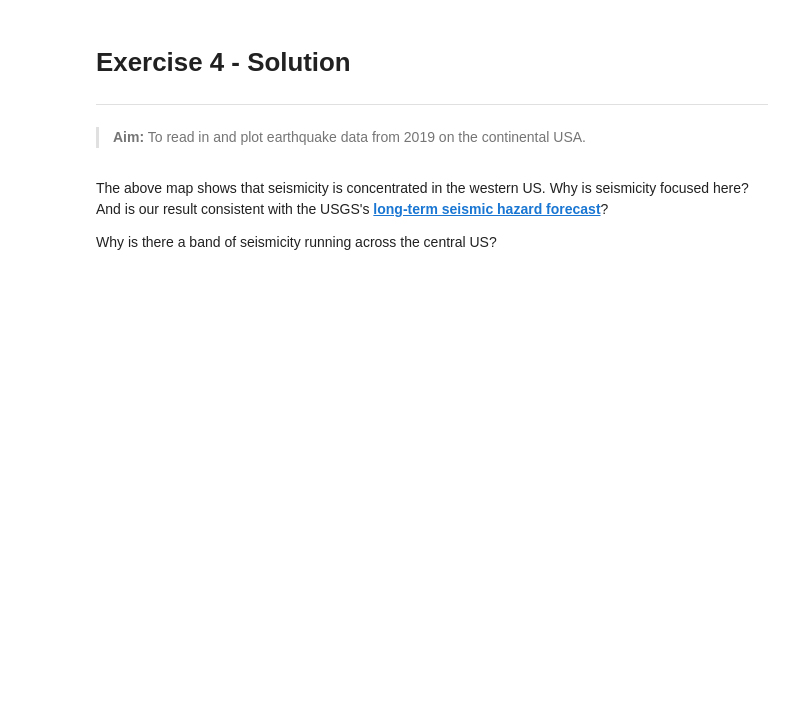
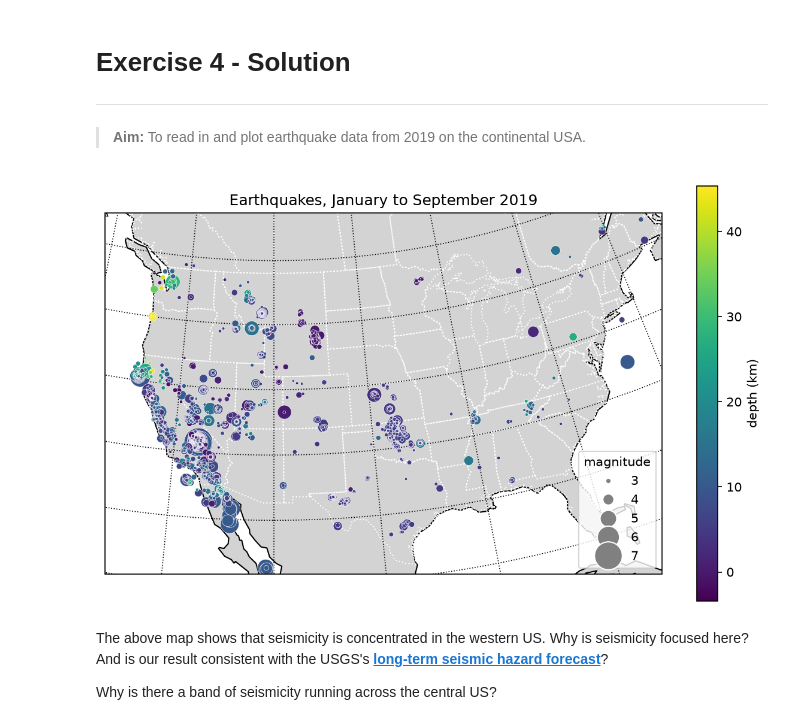
Before and after one commit to oscarbranson/esc_computing, a Jupyter notebook: solutions/Exercise4_solution.ipynb, the cells around one changed output. Saved outputs shown, nothing was run; the diff lists cells and outputs as text; code cells hidden in the pictures; blank space fills up the shorter version.

```diff
--- a/solutions/Exercise4_solution.ipynb
+++ b/solutions/Exercise4_solution.ipynb
@@ -8,7 +8,6 @@ import pandas as pd
 import cartopy as ctp
 import cartopy.crs as ccrs
 import cartopy.feature as cfeature
-import cartopy.io.shapereader as shpreader
 import matplotlib.pyplot as plt
 #we need this next import to manually construct the legend
 from matplotlib.lines import Line2D
@@ -19,7 +18,7 @@ df = pd.read_csv('../exercises/data/us_eqs.csv', header=0, index_col=None)
 #define the plot area, with subplot_kw passing the map projection (and its central longitude) to the axes
 fig, ax = plt.subplots(figsize=(10,6), subplot_kw={'projection': ccrs.AlbersEqualArea(central_longitude=-110)})
 #set the axes extent so that the plot focuses on the continental US
-ax.set_extent([-125, -75, 25, 50], crs=ccrs.Geodetic())
+ax.set_extent([-125, -75, 25, 50], crs=ccrs.PlateCarree())
 
 #add coastlines, with zorder=0 so that everything else is drawn on top of the land
 feature = cfeature.NaturalEarthFeature(
@@ -31,48 +30,43 @@ ax.add_feature(feature, zorder=0)
 #add gridlines, plotting them behind the landmass
 gl = ax.gridlines(linestyle=':', color='k', zorder=-1);
 
-#add the state boundaries
-shapename = 'admin_1_states_provinces_lakes'
-states_shp = shpreader.natural_earth(resolution='110m',
-                                     category='cultural', name=shapename)
-ax.add_geometries(
-        shpreader.Reader(states_shp).geometries(),
-        ccrs.PlateCarree(),
-        facecolor='None', edgecolor='white', linestyle=':'
-        )
+#add the state boundaries, using Cartopy's ready-made feature
+ax.add_feature(cfeature.STATES, edgecolor='white', linestyle=':')
 
 #sort the dataframe so that the largest earthquakes are plotted first, and the smaller ones on top of them
 df = df.sort_values('mag', ascending=False)
 
 #scatter() sets the *area* of each symbol with 's'. Magnitudes are small numbers (2.5 to about 7),
 # so we need to transform them to get a useful range of sizes. Here we use (magnitude - 2) squared,
 # which keeps the smallest earthquakes visible and makes the large ones stand out.
 size_fac = 20
 def mag_to_size(m):
     """Return the scatter() symbol area for an earthquake of magnitude m."""
     return size_fac * (m - 2)**2
 
 #plot the points, coloured by depth using the 'viridis' colormap, and scaled by magnitude
 # scatter picks the colour for each point from the colormap for us
 im = ax.scatter(df.longitude, df.latitude, c=df.depth, cmap='viridis', s=mag_to_size(df.mag),
                 edgecolor='white', linewidths=0.3, zorder=2, transform=ccrs.PlateCarree())
 
 #add the colour bar, using the object that scatter() gave back to us
 fig.colorbar(im, ax=ax, label='depth (km)')
 
 #plot the legend. Line2D's 'markersize' is the symbol's diameter rather than its area,
 # so we take the square root of the size we gave scatter() above
 legend_mags = [3, 4, 5, 6, 7]
 legend_elements = [Line2D([0], [0], marker='o', ls='', label=f'{m}', markeredgecolor='white',
                           markerfacecolor='grey', markersize=mag_to_size(m)**0.5)
                    for m in legend_mags]
 
 ax.legend(handles=legend_elements, title='magnitude', loc='lower right')
 
 ax.set_title('Earthquakes, January to September 2019');
 
 #save the map to a file
 fig.savefig('exercise4_earthquakes.png', dpi=300, bbox_inches='tight')
+# %% [output]
+[figure, added]
 # %% [markdown]
 The above map shows that seismicity is concentrated in the western US.  Why is seismicity focused here?  And is our result consistent with the USGS's __[long-term seismic hazard forecast](https://www.usgs.gov/media/images/national-seismic-hazard-model-2023-chance-damaging-earthquake-shaking)__?
 
```
Also changed, not shown: parts of 2 cells of this notebook, 5 other files.
